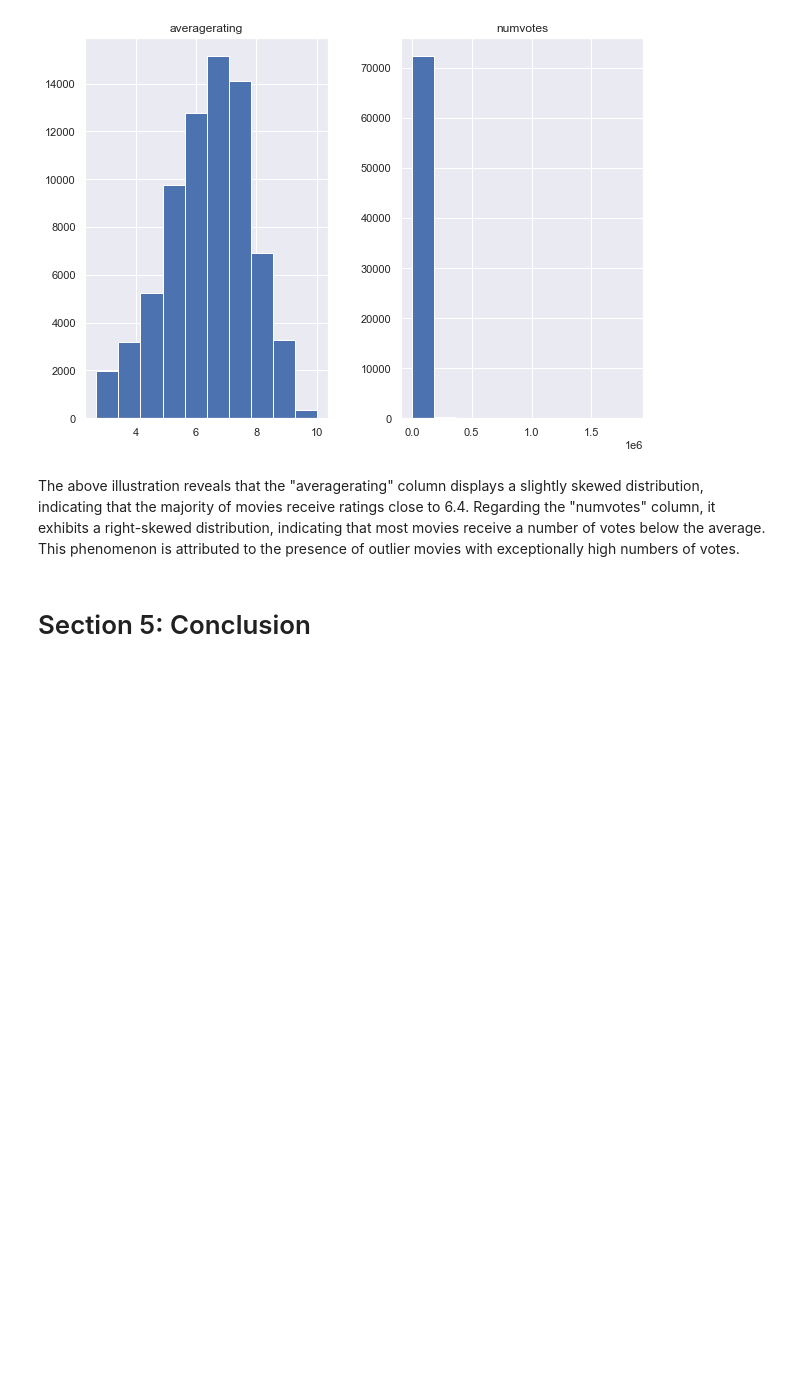
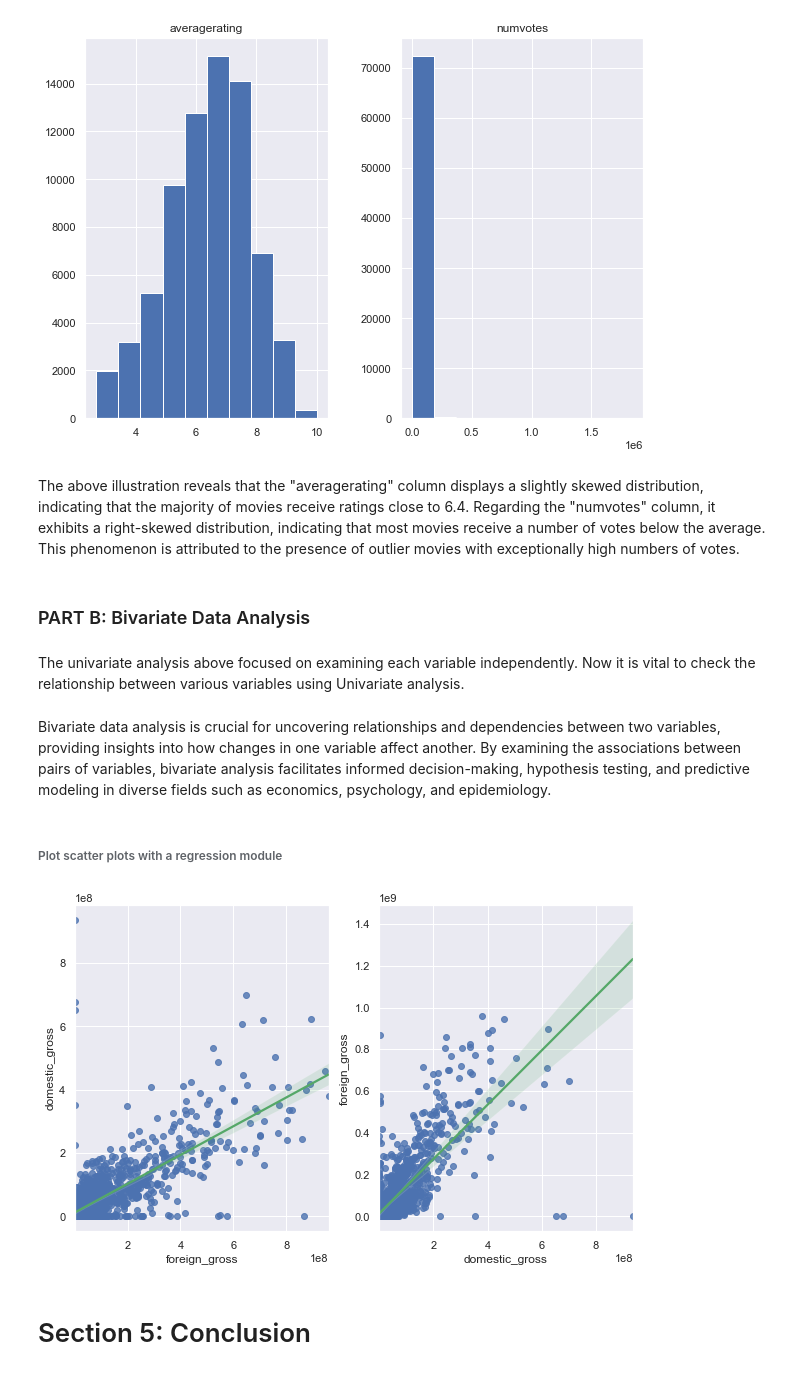
Before and after one commit to CzarProCoder/microsoft-movie-project-analysis, a Jupyter notebook: student.ipynb, the cells around one changed output. Cells and saved outputs as stored; diff of their text form; code cells hidden in the pictures; blank space fills up the shorter version.

Commit message:
Add the bivariate analysis section of data analysis

```diff
--- a/student.ipynb
+++ b/student.ipynb
@@ -641,6 +641,23 @@ rate.hist(figsize= (10,7), column= ['averagerating','numvotes'], bins=10);
 [figure]
 # %% [markdown]
 The above illustration reveals that the "averagerating" column displays a slightly skewed distribution, indicating that the majority of movies receive ratings close to 6.4. Regarding the "numvotes" column, it exhibits a right-skewed distribution, indicating that most movies receive a number of votes below the average. This phenomenon is attributed to the presence of outlier movies with exceptionally high numbers of votes.
+# %% [markdown]
+### PART B: Bivariate Data Analysis
+# %% [markdown]
+The univariate analysis above focused on examining each variable independently. Now it is vital to check the relationship between various variables using Univariate analysis.
+# %% [markdown]
+Bivariate data analysis is crucial for uncovering relationships and dependencies between two variables, providing insights into how changes in one variable affect another. By examining the associations between pairs of variables, bivariate analysis facilitates informed decision-making, hypothesis testing, and predictive modeling in diverse fields such as economics, psychology, and epidemiology.
+# %% [markdown]
+###### Plot scatter plots with a regression module
+# %%
+domesticG = bom['domestic_gross']
+foreignG = bom['foreign_gross']
+
+fig, ax =plt.subplots(1,2, figsize= (10,6))
+sns.regplot(x= foreignG, y= domesticG, line_kws={'color': 'g'}, ax= ax[0])
+sns.regplot(x= domesticG, y= foreignG, line_kws={'color': 'g'}, ax= ax[1]);
+# %% [output]
+[figure, added]
 # %% [markdown]
 # Section 5: Conclusion
 # %% [markdown]
```
Also changed, not shown: parts of 1 cell of this notebook.
